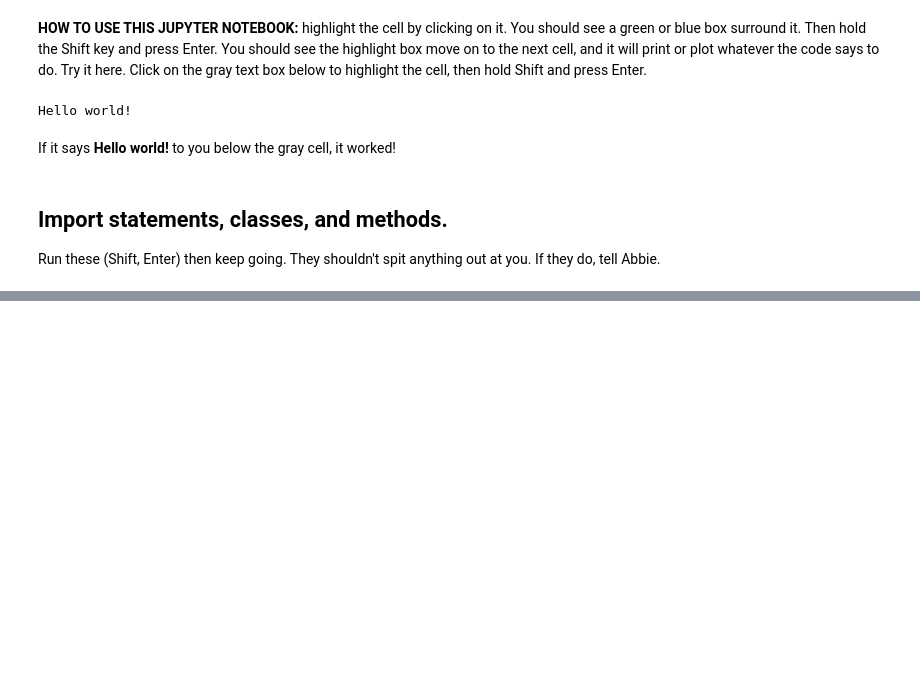
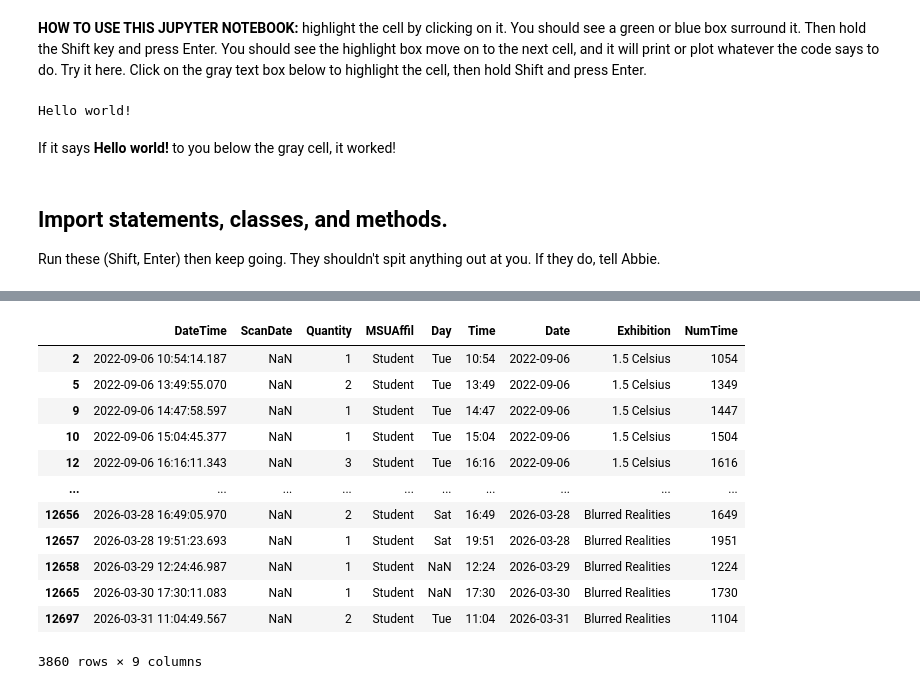
Before and after one commit to abigailStev/altru-shenanigans, a Jupyter notebook: Quarterly/student_times_GA.ipynb, the cells around one changed output, grey strips where cells are left out. Drawn from its saved outputs; the diff is of its cells as text; code cells hidden in the pictures; blank space fills up the shorter version.

```diff
--- a/Quarterly/student_times_GA.ipynb
+++ b/Quarterly/student_times_GA.ipynb
@@ -107 +152,19 @@ display(df)
+# %%
+student_filter = df['MSUAffil'].isin(['Student'])
+df_s = df[student_filter]
+display(df_s)
+# %% [output]
+|  | DateTime | ScanDate | Quantity | MSUAffil | Day | Time | Date | Exhibition | NumTime |
+| 2 | 2022-09-06 10:54:14.187 | NaN | 1 | Student | Tue | 10:54 | 2022-09-06 | 1.5 Celsius | 1054 |
+| 5 | 2022-09-06 13:49:55.070 | NaN | 2 | Student | Tue | 13:49 | 2022-09-06 | 1.5 Celsius | 1349 |
+| 9 | 2022-09-06 14:47:58.597 | NaN | 1 | Student | Tue | 14:47 | 2022-09-06 | 1.5 Celsius | 1447 |
+| 10 | 2022-09-06 15:04:45.377 | NaN | 1 | Student | Tue | 15:04 | 2022-09-06 | 1.5 Celsius | 1504 |
+| 12 | 2022-09-06 16:16:11.343 | NaN | 3 | Student | Tue | 16:16 | 2022-09-06 | 1.5 Celsius | 1616 |
+| ... | ... | ... | ... | ... | ... | ... | ... | ... | ... |
+| 12656 | 2026-03-28 16:49:05.970 | NaN | 2 | Student | Sat | 16:49 | 2026-03-28 | Blurred Realities | 1649 |
+| 12657 | 2026-03-28 19:51:23.693 | NaN | 1 | Student | Sat | 19:51 | 2026-03-28 | Blurred Realities | 1951 |
+| 12658 | 2026-03-29 12:24:46.987 | NaN | 1 | Student | NaN | 12:24 | 2026-03-29 | Blurred Realities | 1224 |
+| 12665 | 2026-03-30 17:30:11.083 | NaN | 1 | Student | NaN | 17:30 | 2026-03-30 | Blurred Realities | 1730 |
+| 12697 | 2026-03-31 11:04:49.567 | NaN | 2 | Student | Tue | 11:04 | 2026-03-31 | Blurred Realities | 1104 |
+3860 rows × 9 columns
 # %%
```
Also changed, not shown: parts of 15 cells of this notebook, 17 other files.
